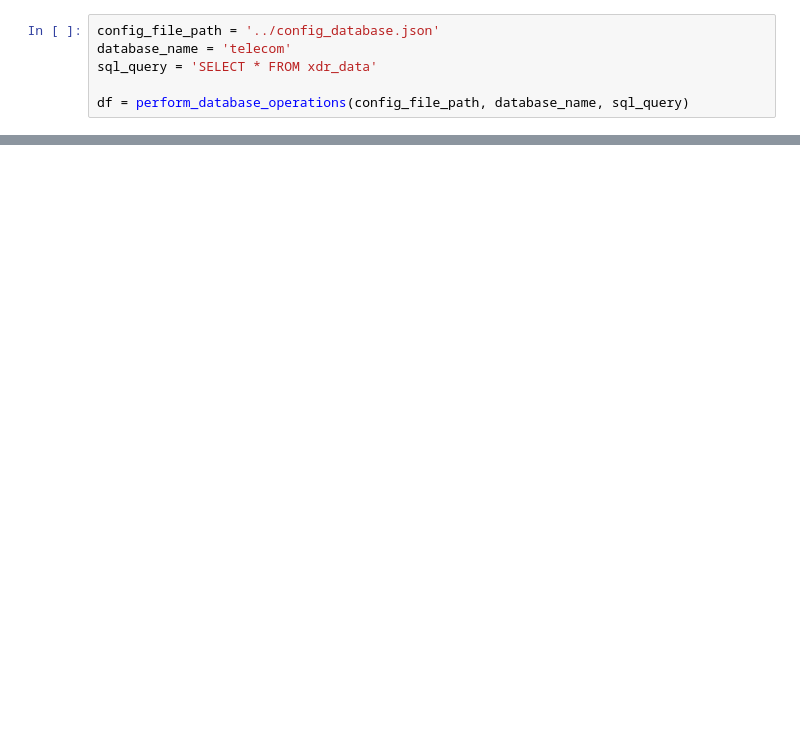
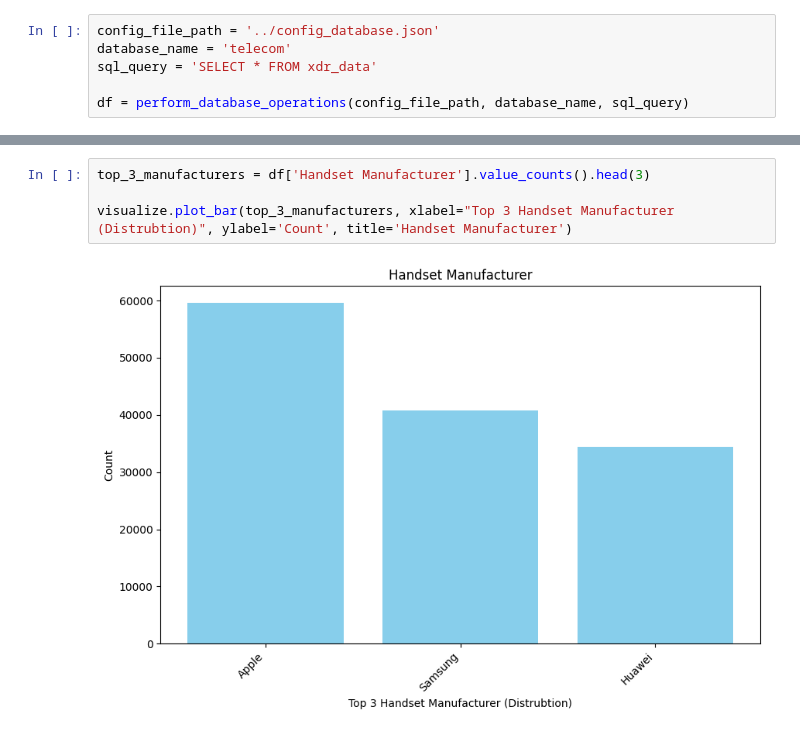
Before and after one commit to Yohanes213/10ac_TellCo_week1, a Jupyter notebook: notebook/tellco.ipynb, the cells around one changed output, grey strips where cells are left out. Cells and saved outputs as stored; diff of their text form; blank space fills up the shorter version.

```diff
--- a/notebook/tellco.ipynb
+++ b/notebook/tellco.ipynb
@@ -22,0 +37,6 @@ top_n(df, "Handset Manufacturer", 3)
+# %%
+top_3_manufacturers = df['Handset Manufacturer'].value_counts().head(3)
+
+visualize.plot_bar(top_3_manufacturers, xlabel="Top 3 Handset Manufacturer (Distrubtion)", ylabel='Count', title='Handset Manufacturer')
+# %% [output]
+[figure, added]
```
Also changed, not shown: parts of 24 cells of this notebook.
